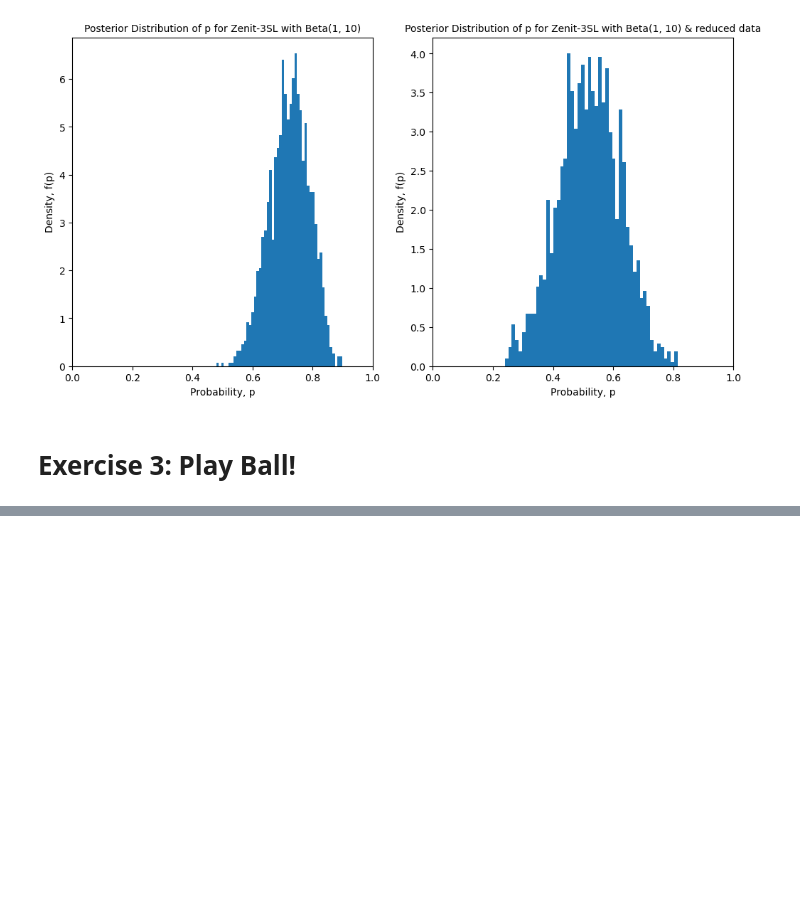
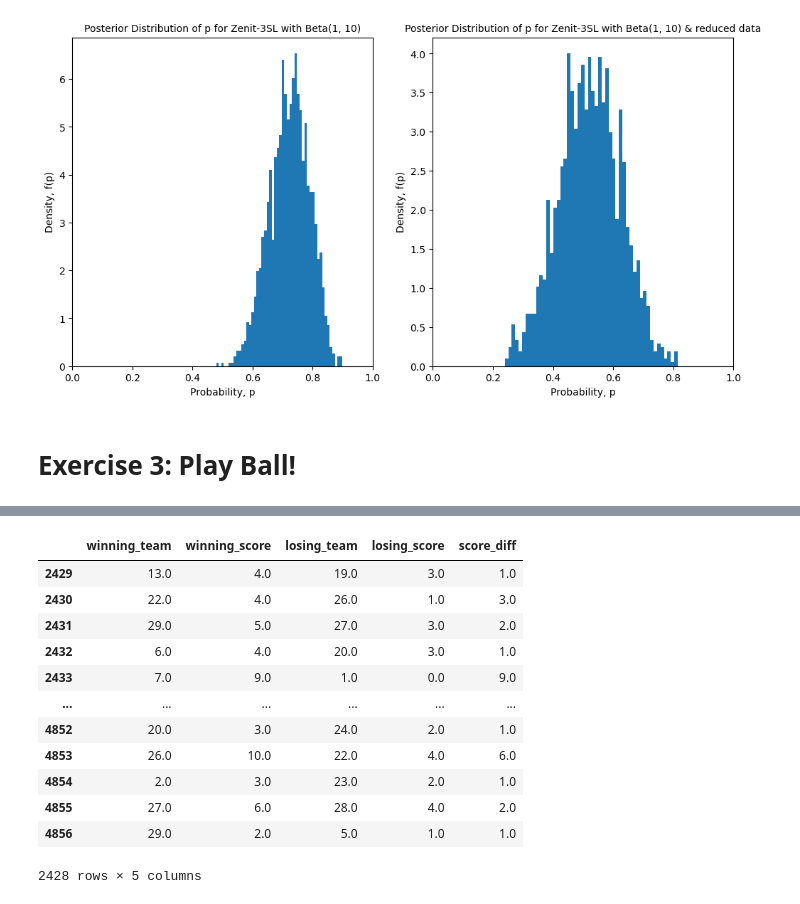
Before and after one commit to johnwslee/Data_Science_Libraries, a Jupyter notebook: pystan/UBC-MDS_example/lab2.ipynb, the cells around one changed output, grey strips where cells are left out. Drawn from its saved outputs; the diff is of its cells as text; code cells hidden in the pictures; blank space fills up the shorter version.

```diff
--- a/pystan/UBC-MDS_example/lab2.ipynb
+++ b/pystan/UBC-MDS_example/lab2.ipynb
@@ -400,0 +537,22 @@ plt.show();
+# %%
+games["score_diff"] = games["winning_score"] - games["losing_score"]
+
+new_cols = ["winning_team", "winning_score", "losing_team", "losing_score", "score_diff"]
+
+games = games[new_cols]
+# %%
+games
+# %% [output]
+|  | winning_team | winning_score | losing_team | losing_score | score_diff |
+| 2429 | 13.0 | 4.0 | 19.0 | 3.0 | 1.0 |
+| 2430 | 22.0 | 4.0 | 26.0 | 1.0 | 3.0 |
+| 2431 | 29.0 | 5.0 | 27.0 | 3.0 | 2.0 |
+| 2432 | 6.0 | 4.0 | 20.0 | 3.0 | 1.0 |
+| 2433 | 7.0 | 9.0 | 1.0 | 0.0 | 9.0 |
+| ... | ... | ... | ... | ... | ... |
+| 4852 | 20.0 | 3.0 | 24.0 | 2.0 | 1.0 |
+| 4853 | 26.0 | 10.0 | 22.0 | 4.0 | 6.0 |
+| 4854 | 2.0 | 3.0 | 23.0 | 2.0 | 1.0 |
+| 4855 | 27.0 | 6.0 | 28.0 | 4.0 | 2.0 |
+| 4856 | 29.0 | 2.0 | 5.0 | 1.0 | 1.0 |
+2428 rows × 5 columns
```
Also changed, not shown: parts of 18 cells of this notebook.
